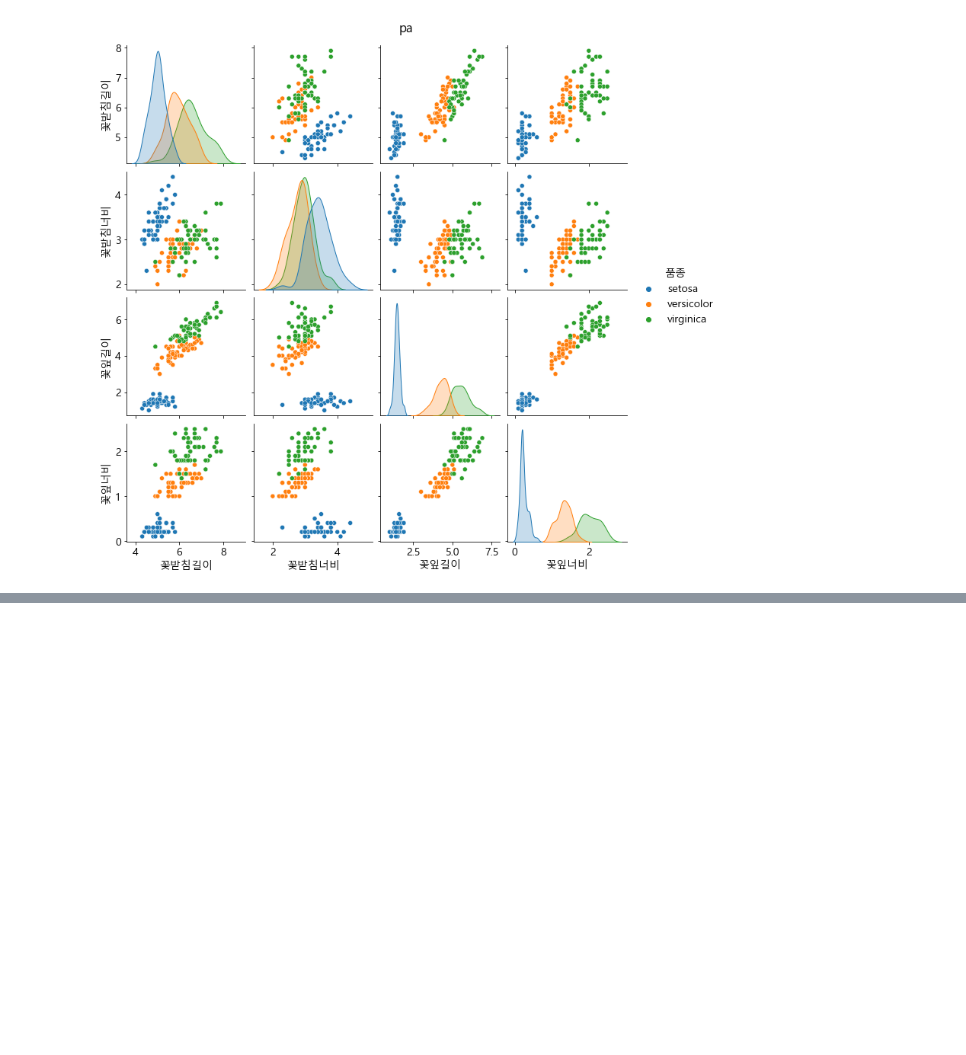
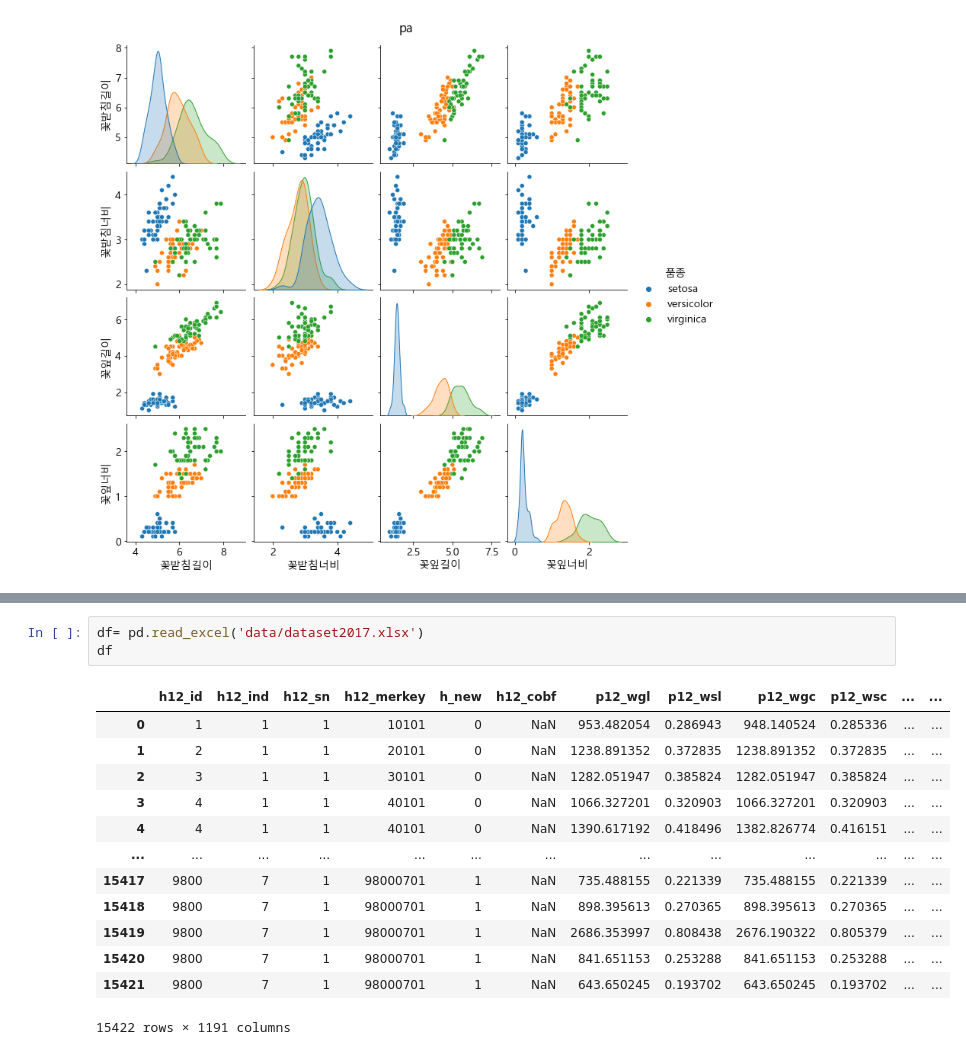
Before and after one commit to UnchaeJeong/20210706, a Jupyter notebook: 6_30_데이터 시각화/04_데이터 시각화/Untitled.ipynb, the cells around one changed output, grey strips where cells are left out. Cells and saved outputs as stored; diff of their text form; blank space fills up the shorter version.

```diff
--- a/6_30_데이터 시각화/04_데이터 시각화/Untitled.ipynb
+++ b/6_30_데이터 시각화/04_데이터 시각화/Untitled.ipynb
@@ -65,0 +93,17 @@ plt.show()
+# %%
+df= pd.read_excel('data/dataset2017.xlsx')
+df
+# %% [output]
+|  | h12_id | h12_ind | h12_sn | h12_merkey | h_new | h12_cobf | p12_wgl | p12_wsl | p12_wgc | p12_wsc | ... | ... |
+| 0 | 1 | 1 | 1 | 10101 | 0 | NaN | 953.482054 | 0.286943 | 948.140524 | 0.285336 | ... | ... |
+| 1 | 2 | 1 | 1 | 20101 | 0 | NaN | 1238.891352 | 0.372835 | 1238.891352 | 0.372835 | ... | ... |
+| 2 | 3 | 1 | 1 | 30101 | 0 | NaN | 1282.051947 | 0.385824 | 1282.051947 | 0.385824 | ... | ... |
+| 3 | 4 | 1 | 1 | 40101 | 0 | NaN | 1066.327201 | 0.320903 | 1066.327201 | 0.320903 | ... | ... |
+| 4 | 4 | 1 | 1 | 40101 | 0 | NaN | 1390.617192 | 0.418496 | 1382.826774 | 0.416151 | ... | ... |
+| ... | ... | ... | ... | ... | ... | ... | ... | ... | ... | ... | ... | ... |
+| 15417 | 9800 | 7 | 1 | 98000701 | 1 | NaN | 735.488155 | 0.221339 | 735.488155 | 0.221339 | ... | ... |
+| 15418 | 9800 | 7 | 1 | 98000701 | 1 | NaN | 898.395613 | 0.270365 | 898.395613 | 0.270365 | ... | ... |
+| 15419 | 9800 | 7 | 1 | 98000701 | 1 | NaN | 2686.353997 | 0.808438 | 2676.190322 | 0.805379 | ... | ... |
+| 15420 | 9800 | 7 | 1 | 98000701 | 1 | NaN | 841.651153 | 0.253288 | 841.651153 | 0.253288 | ... | ... |
+| 15421 | 9800 | 7 | 1 | 98000701 | 1 | NaN | 643.650245 | 0.193702 | 643.650245 | 0.193702 | ... | ... |
+15422 rows × 1191 columns
```
Also changed, not shown: parts of 4 cells of this notebook.
